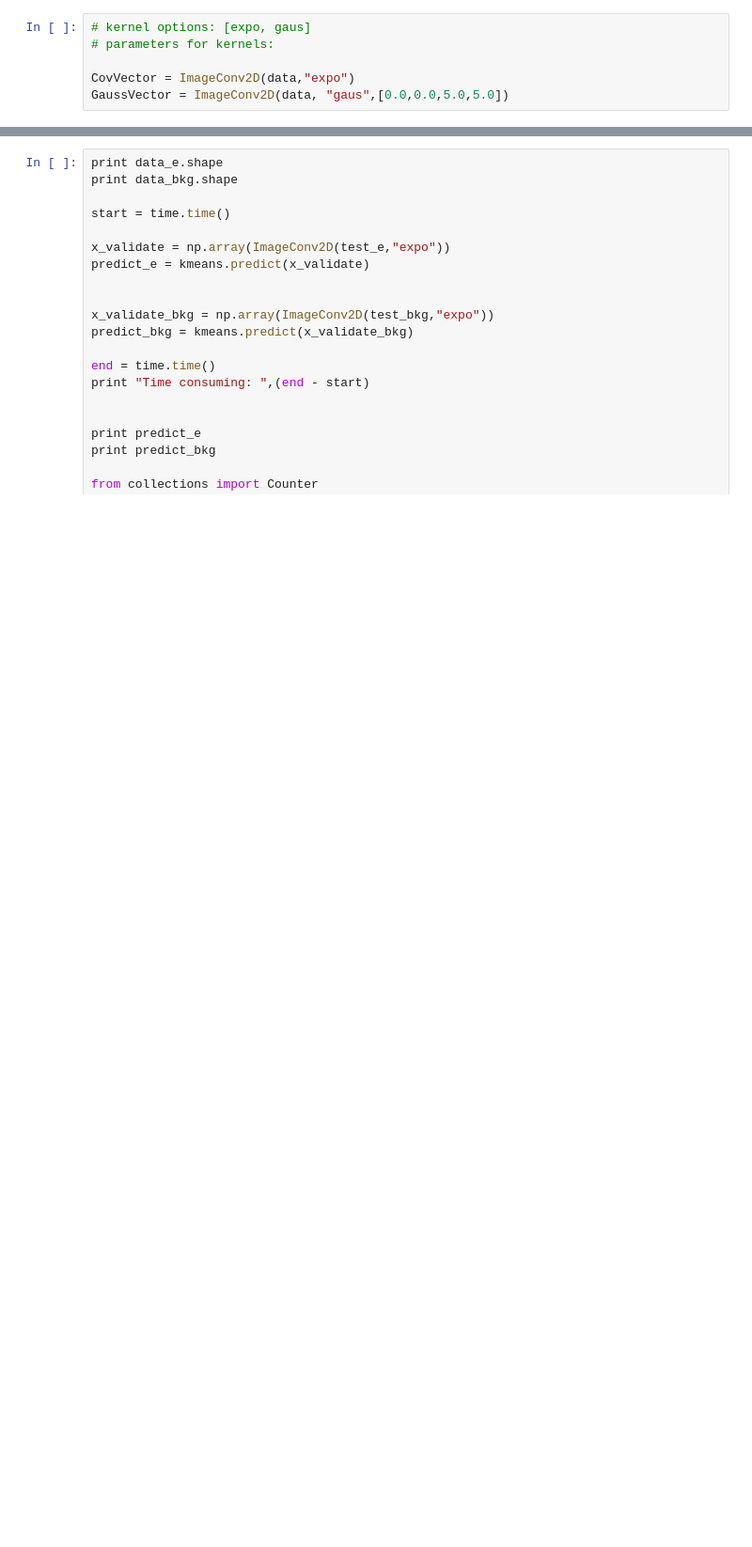
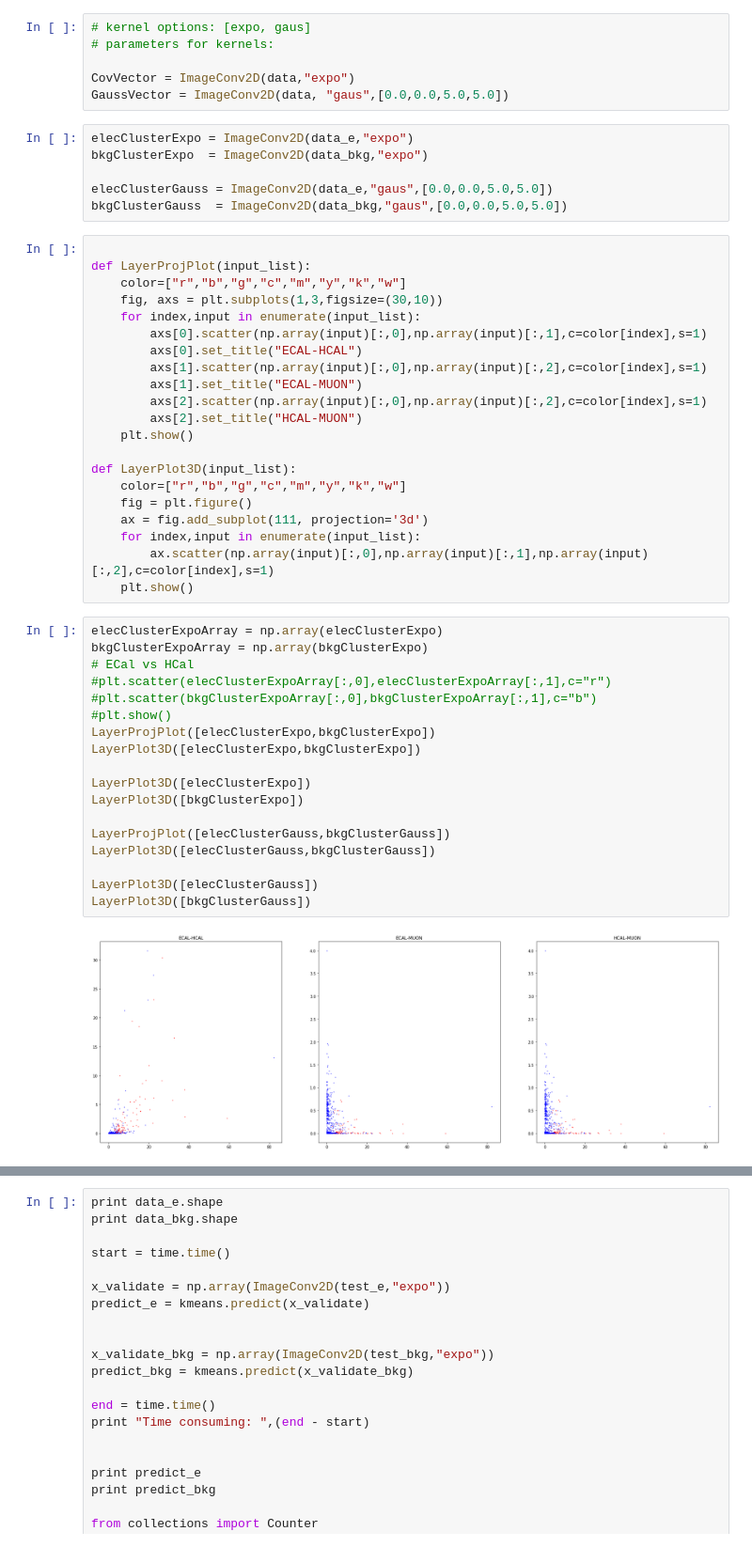
Before and after one commit to OSU-CMS/DisappTrksML, a Jupyter notebook: Kmean/K-mean.ipynb, the cells around one changed output, grey strips where cells are left out. Shown at 94% size. Cells and saved outputs as stored; diff of their text form; blank space fills up the shorter version.

```diff
--- a/Kmean/K-mean.ipynb
+++ b/Kmean/K-mean.ipynb
@@ -87,3 +91,50 @@ def ImageConv2D(input, kernel, parameters = [] ):
 
 CovVector = ImageConv2D(data,"expo")
 GaussVector = ImageConv2D(data, "gaus",[0.0,0.0,5.0,5.0])
+# %%
+elecClusterExpo = ImageConv2D(data_e,"expo")
+bkgClusterExpo  = ImageConv2D(data_bkg,"expo")
+
+elecClusterGauss = ImageConv2D(data_e,"gaus",[0.0,0.0,5.0,5.0])
+bkgClusterGauss  = ImageConv2D(data_bkg,"gaus",[0.0,0.0,5.0,5.0])
+# %%
+
+def LayerProjPlot(input_list):
+    color=["r","b","g","c","m","y","k","w"]
+    fig, axs = plt.subplots(1,3,figsize=(30,10))
+    for index,input in enumerate(input_list):
+        axs[0].scatter(np.array(input)[:,0],np.array(input)[:,1],c=color[index],s=1)
+        axs[0].set_title("ECAL-HCAL")
+        axs[1].scatter(np.array(input)[:,0],np.array(input)[:,2],c=color[index],s=1)
+        axs[1].set_title("ECAL-MUON")
+        axs[2].scatter(np.array(input)[:,0],np.array(input)[:,2],c=color[index],s=1)
+        axs[2].set_title("HCAL-MUON")
+    plt.show()
+
+def LayerPlot3D(input_list):
+    color=["r","b","g","c","m","y","k","w"]
+    fig = plt.figure()
+    ax = fig.add_subplot(111, projection='3d')
+    for index,input in enumerate(input_list):
+        ax.scatter(np.array(input)[:,0],np.array(input)[:,1],np.array(input)[:,2],c=color[index],s=1)
+    plt.show()
+# %%
+elecClusterExpoArray = np.array(elecClusterExpo)
+bkgClusterExpoArray = np.array(bkgClusterExpo)
+# ECal vs HCal
+#plt.scatter(elecClusterExpoArray[:,0],elecClusterExpoArray[:,1],c="r")
+#plt.scatter(bkgClusterExpoArray[:,0],bkgClusterExpoArray[:,1],c="b")
+#plt.show()
+LayerProjPlot([elecClusterExpo,bkgClusterExpo])
+LayerPlot3D([elecClusterExpo,bkgClusterExpo])
+
+LayerPlot3D([elecClusterExpo])
+LayerPlot3D([bkgClusterExpo])
+
+LayerProjPlot([elecClusterGauss,bkgClusterGauss])
+LayerPlot3D([elecClusterGauss,bkgClusterGauss])
+
+LayerPlot3D([elecClusterGauss])
+LayerPlot3D([bkgClusterGauss])
+# %% [output]
+[figure, added]
```
Also changed, not shown: parts of 5 cells of this notebook, 1 other file.
